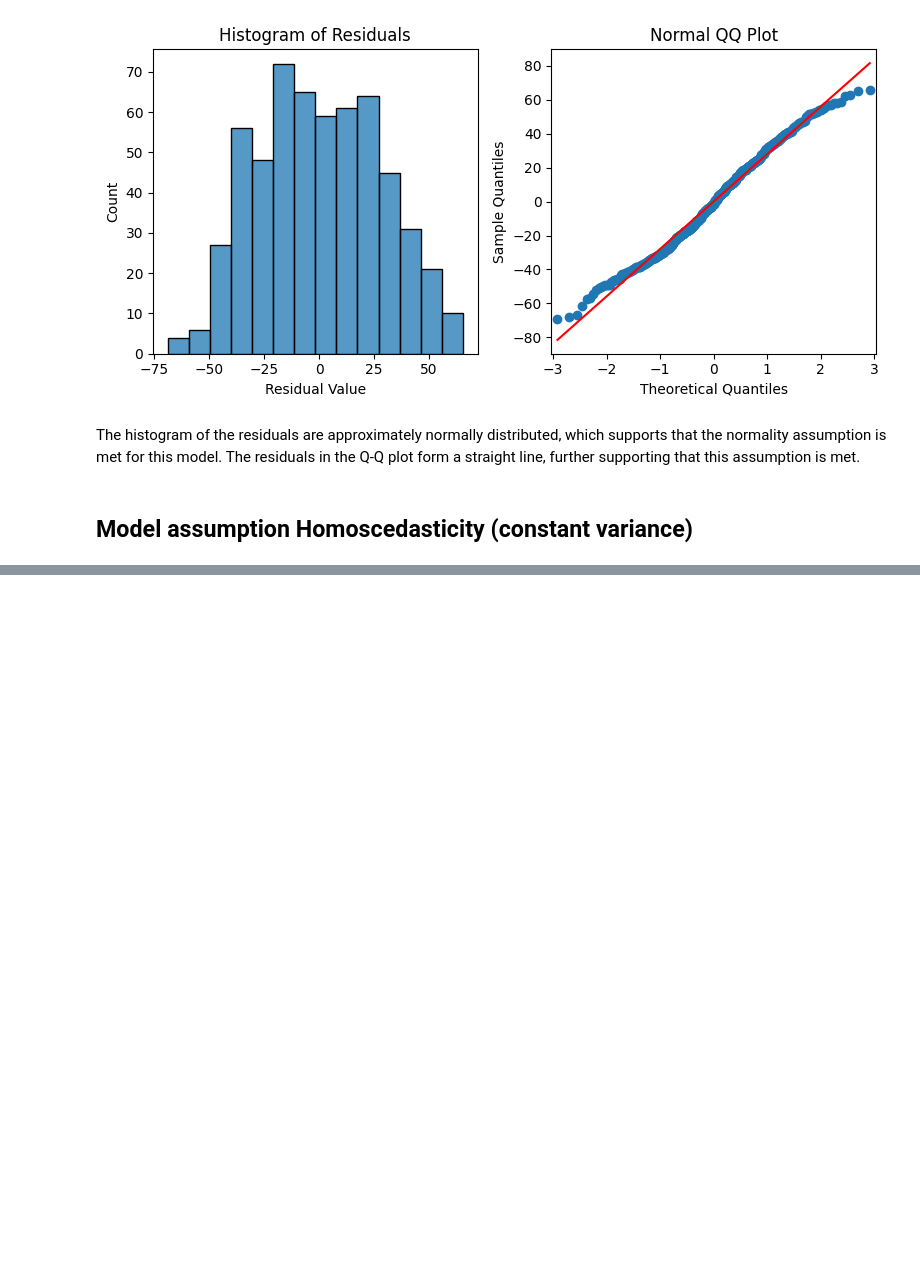
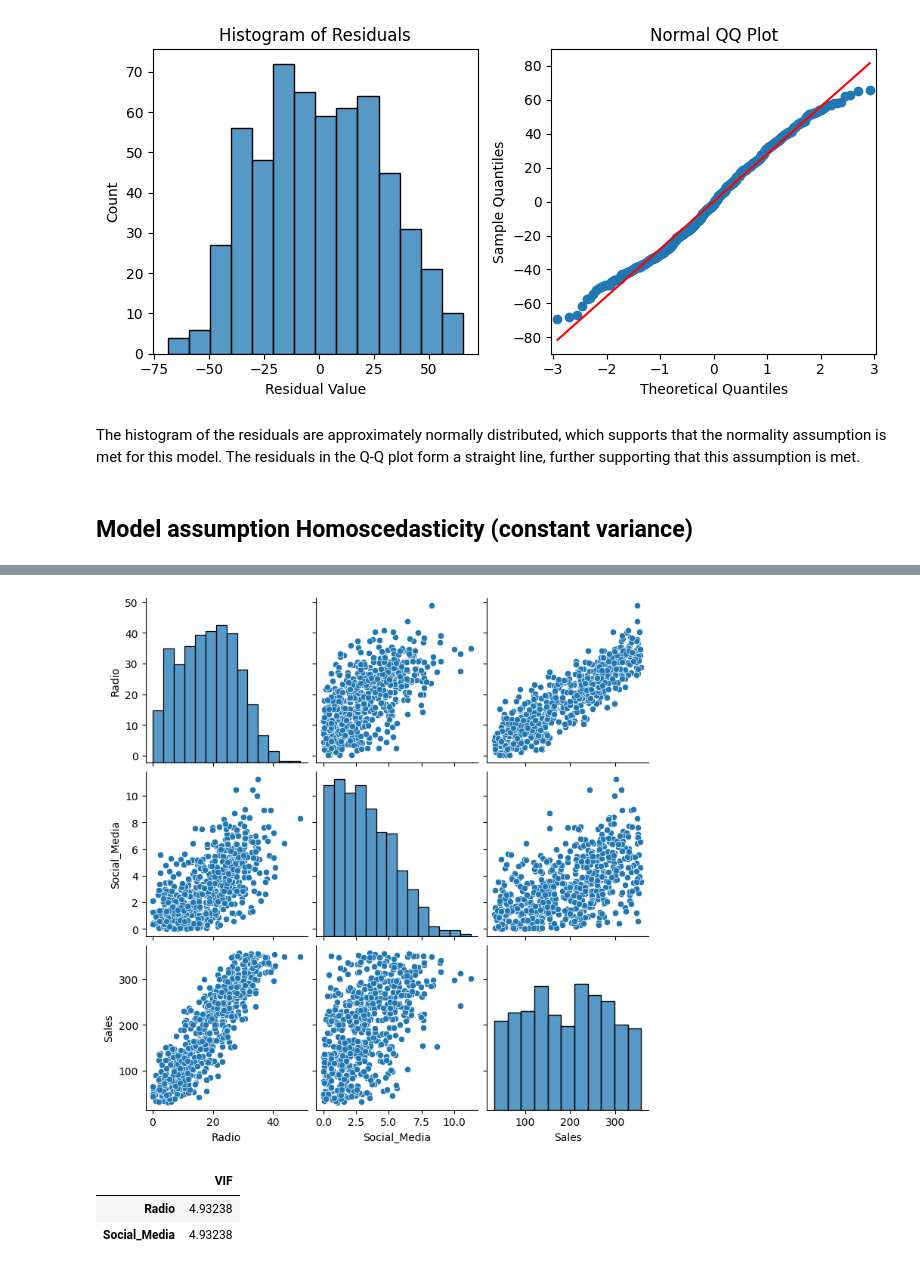
Before and after one commit to PrincelyKitilya/Linear-Regression-assumptions-tests, a Jupyter notebook: marketing sales analysis/marketing_analysis_mulitple.ipynb, the cells around one changed output, grey strips where cells are left out. Saved outputs shown, nothing was run; the diff lists cells and outputs as text; code cells hidden in the pictures; blank space fills up the shorter version.

```diff
--- a/marketing sales analysis/marketing_analysis_mulitple.ipynb
+++ b/marketing sales analysis/marketing_analysis_mulitple.ipynb
@@ -209,0 +250,27 @@ The histogram of the residuals are approximately normally distributed, which sup
+# %%
+#creating a scatterplot of the data
+sns.pairplot(marketing_data)
+plt.show()
+# %% [output]
+[figure, added]
+# %%
+# calculating the variance inflation factor.
+
+# importing variance_inflation_factor from statsmodels
+from statsmodels.stats.outliers_influence import variance_inflation_factor
+
+# creating a subset of the data with the continuous independent variables
+X = marketing_data[["Radio", "Social_Media"]]
+
+# calculating the variance inflation factor for each variable
+vif = [variance_inflation_factor(X.values, i) for i in range(X.shape[1])]
+
+#creating a dataframe with VIF results fro the column names in x
+df_vif = pd.DataFrame(vif, index=X.columns, columns= ["VIF"])
+
+# showcasing the dataframe
+df_vif
+# %% [output]
+|  | VIF |
+| Radio | 4.93238 |
+| Social_Media | 4.93238 |
```
Also changed, not shown: parts of 6 cells of this notebook.
